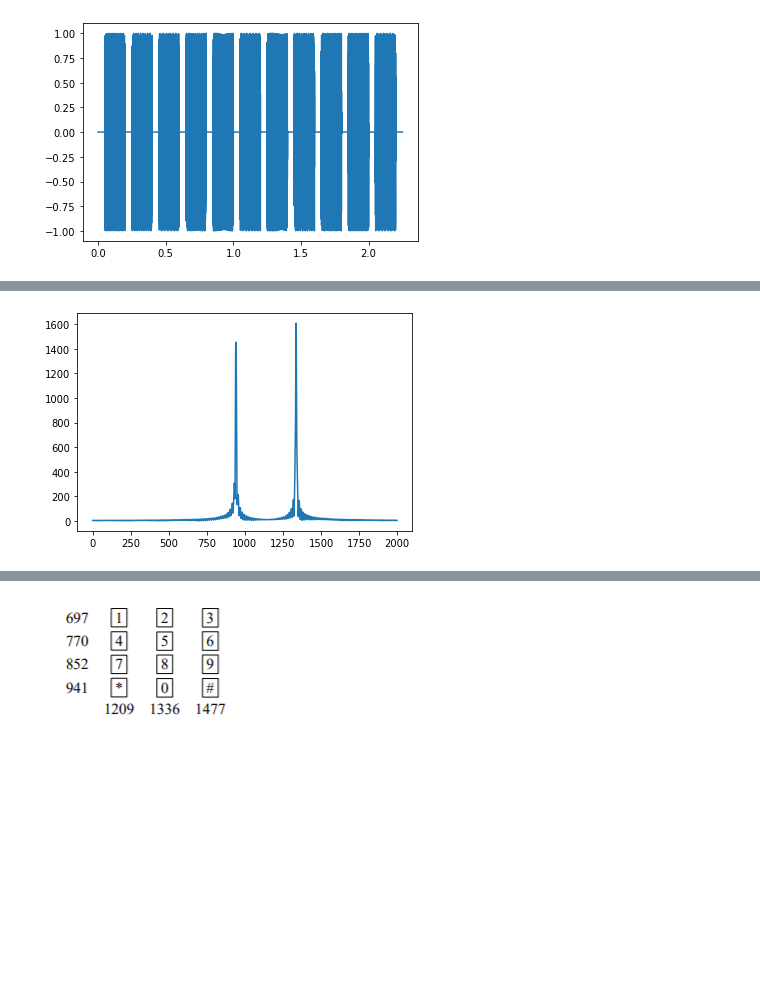
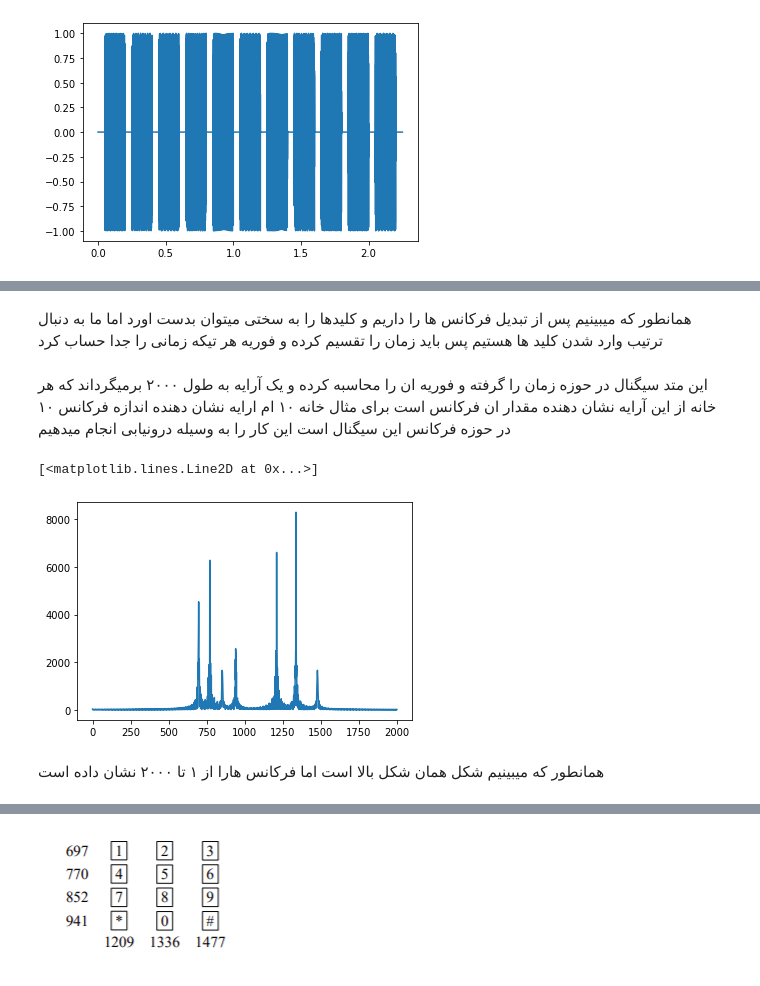
Before and after one commit to hoseinlook/signals_and_systems_hws, a Jupyter notebook: hw5/hw5.ipynb, the cells around one changed output, grey strips where cells are left out. Saved outputs shown, nothing was run; the diff lists cells and outputs as text; code cells hidden in the pictures; blank space fills up the shorter version.

```diff
--- a/hw5/hw5.ipynb
+++ b/hw5/hw5.ipynb
@@ -42,22 +40,21 @@ plt.plot(freq[:count],abs(fourier[:count]))
+# %% [markdown]
+همانطور که میبینیم پس از تبدیل فرکانس ها را داریم و کلیدها را به سختی میتوان بدست اورد اما  ما به دنبال ترتیب وارد شدن کلید ها هستیم پس باید زمان را تقسیم کرده و فوریه هر تیکه زمانی را جدا حساب کرد
 # %%
-def cal_fourier(signal , timestep = 1/sample_rate):
-    fourier = np.fft.fft(signal)
-    n = signal.size
+def cal_fourier_and_interpolation(time_domain_signal , timestep = 1/sample_rate , freq_count=2000):
+    fourier = np.fft.fft(time_domain_signal)
+    n = time_domain_signal.size
     freq = np.fft.fftfreq(n, d=timestep)
-    x=np.arange(0,2000 ,step=1)
-#     print(len(freq) , len(fourier))
-#     print(abs(fourier))
-#     print(np.interp(x, freq ,abs(fourier)))
-
-
-
+    x=np.arange(0,freq_count ,step=1)
     return x,np.interp(x, freq[1:n//2] ,abs(fourier)[1:n//2])
-#     return freq[1:n//2] ,abs(fourier)[1:n//2]
-# %%
-plt.plot(*cal_fourier(signal[:10000]))
-# len(cal_fourier(signal)[1])
-x,y = cal_fourier(signal[:1000])
-# for i in range(len(x)):
-#     print(x[i],y[i])
-# %% [output]
-[figure, removed]
+# %% [markdown]
+این متد سیگنال در حوزه زمان را گرفته و فوریه ان را محاسبه کرده و یک آرایه به طول ۲۰۰۰ برمیگرداند که هر  خانه از این آرایه نشان دهنده مقدار ان فرکانس است
+برای مثال خانه ۱۰ ام ارایه نشان دهنده اندازه فرکانس ۱۰ در حوزه فرکانس این سیگنال است
+این کار را به وسیله درونیابی انجام میدهیم
+# %%
+plt.plot(*cal_fourier_and_interpolation(signal))
+# %% [output]
+[<matplotlib.lines.Line2D at 0x...>]
+[figure, added]
+# %% [markdown]
+همانطور که میبینیم شکل همان شکل  بالا است
+اما فرکانس هارا از ۱ تا ۲۰۰۰ نشان داده است
```
Also changed, not shown: parts of 27 cells of this notebook.
